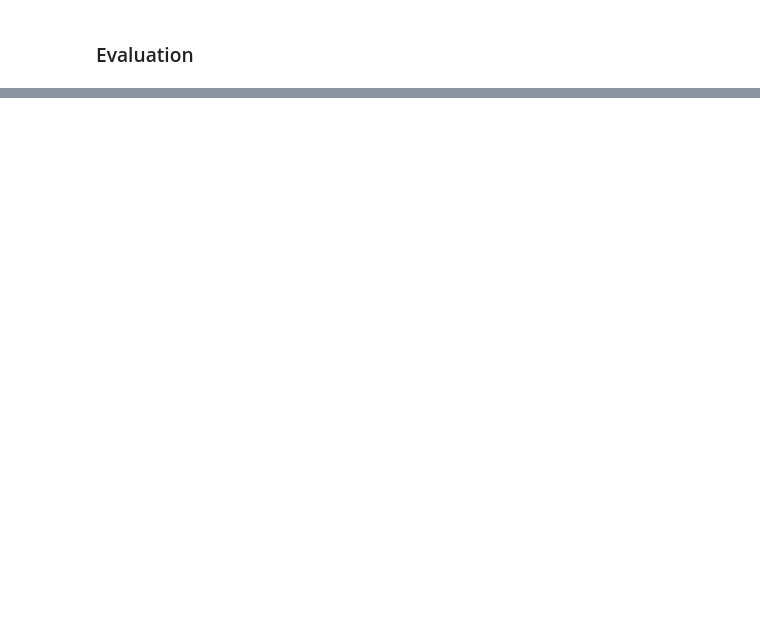
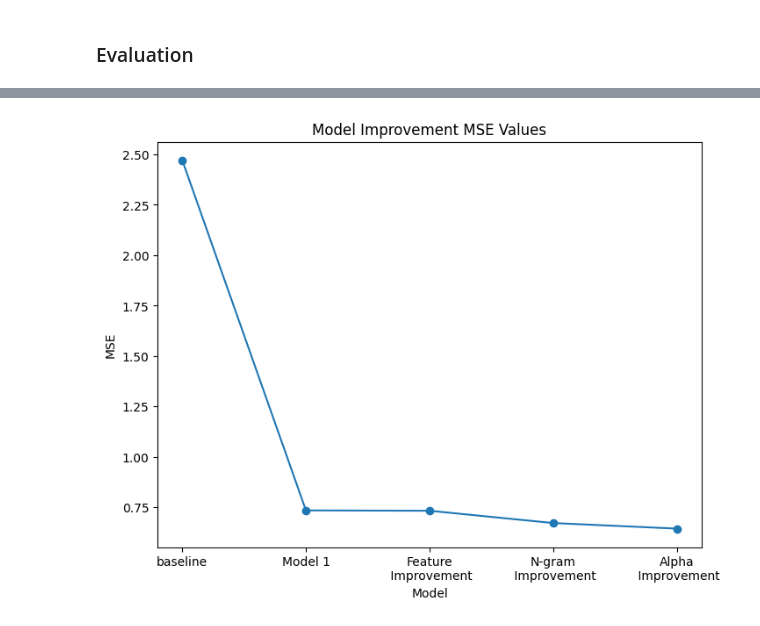
Before and after one commit to JudeRgamba/CSE-158R-Assignment-2, a Jupyter notebook: assignment2.ipynb, the cells around one changed output, grey strips where cells are left out. Cells and saved outputs as stored; diff of their text form; code cells hidden in the pictures; blank space fills up the shorter version.

```diff
--- a/assignment2.ipynb
+++ b/assignment2.ipynb
@@ -560,0 +643,15 @@ Best alpha is 4 with a valid mse of 0.6546055573943995
+# %%
+# Comparison to Baseline
+
+x = np.array(['baseline', 'Model 1', 'Feature\n Improvement', 'N-gram\n Improvement', 'Alpha\n Improvement'])
+y = np.array([2.4709575975729883, 0.7342209620200201, 0.7323205681353712, 0.6714462931903205, 0.6436915440604454])
+
+plt.figure(figsize=(8,6))
+plt.plot(x, y, marker='o')
+plt.xlabel('Model')
+plt.ylabel('MSE')
+plt.title('Model Improvement MSE Values')
+
+plt.show()
+# %% [output]
+[figure, added]
```
Also changed, not shown: parts of 20 cells of this notebook.
